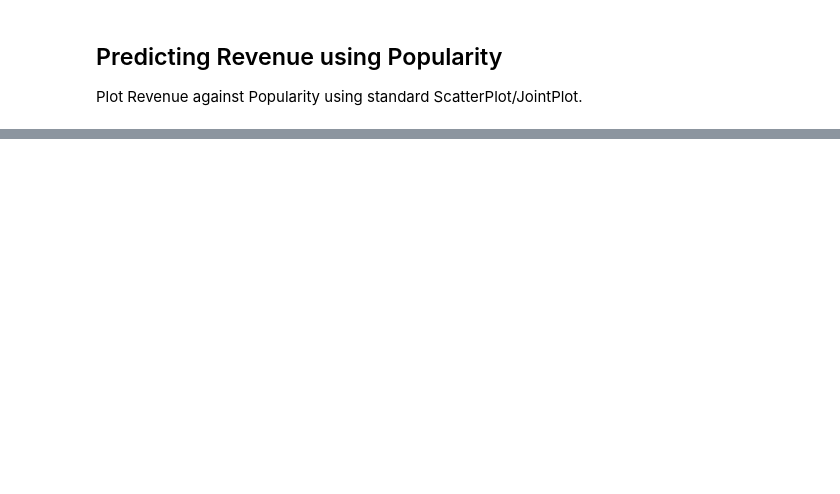
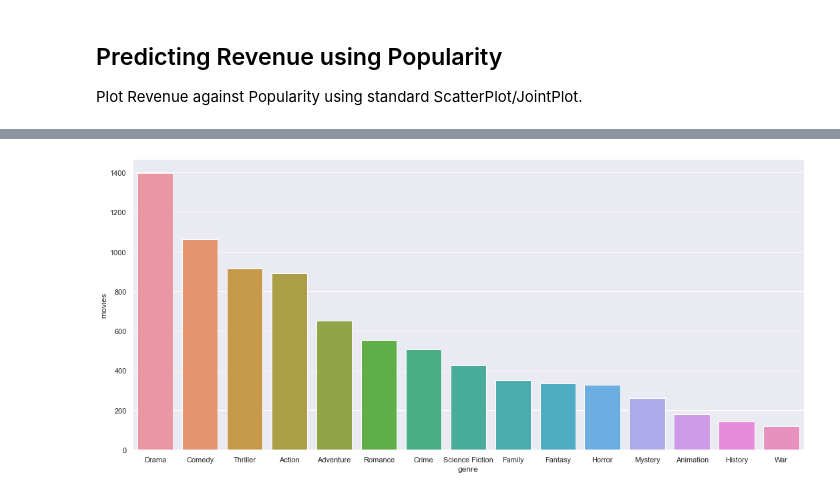
Before and after one commit to johnewong/CZ1115-MovieRevenuePrediction, a Jupyter notebook: MainFlow - XZY.ipynb, the cells around one changed output, grey strips where cells are left out. Drawn from its saved outputs; the diff is of its cells as text; code cells hidden in the pictures; blank space fills up the shorter version.

```diff
--- a/MainFlow - XZY.ipynb
+++ b/MainFlow - XZY.ipynb
@@ -374,6 +379,8 @@ with sb.axes_style("white"):
 # %%
-df['genres'] = df['genres'].fillna('[]').apply(ast.literal_eval).apply(lambda x: [i['name'] for i in x] if isinstance(x, list) else [])
-s = df.apply(lambda x: pd.Series(x['genres']),axis=1).stack().reset_index(level=1, drop=True)
-s.name = 'genre'
-gen_df = df.drop('genres', axis=1).join(s)
-gen_df['genre'].value_counts().shape[0]
+genres_data = data[data['genres'] !='[]']
+genres_data
+genres_data['genres'] = genres_data['genres'].fillna('[]').apply(ast.literal_eval)
+genres_data['genres'] = genres_data['genres'].apply(lambda x: [i['name'] for i in x] if isinstance(x, list) else [])
+genres_s = genres_data.apply(lambda x: pd.Series(x['genres']),axis=1).stack().reset_index(level=1, drop=True)
+genres_s.name = 'genre'
+gen_df = df.drop('genres', axis=1).join(genres_s)
@@ -386,0 +387,4 @@ ValueError: malformed node or string: ['Action', 'Adventure', 'Fantasy', 'Scienc
+# %%
+pop_gen = pd.DataFrame(gen_df['genre'].value_counts()).reset_index()
+pop_gen.columns = ['genre', 'movies']
+pop_gen.head(10)
@@ -386,0 +403,6 @@ ValueError: malformed node or string: ['Action', 'Adventure', 'Fantasy', 'Scienc
+# %%
+plt.figure(figsize=(18,8))
+sb.barplot(x='genre', y='movies', data=pop_gen.head(15))
+plt.show()
+# %% [output]
+[figure, added]
```
Also changed, not shown: parts of 18 cells of this notebook.
